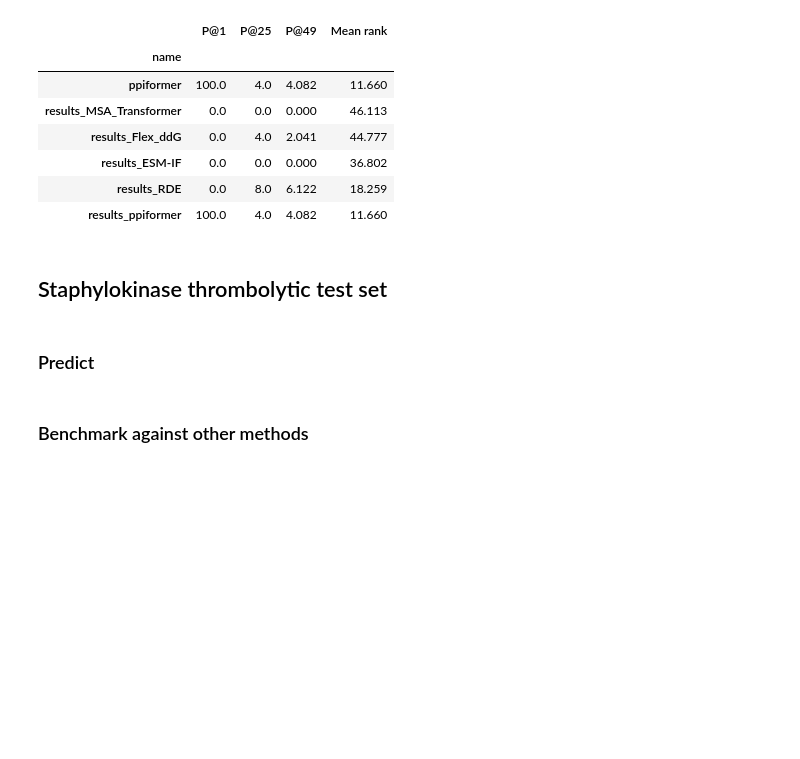
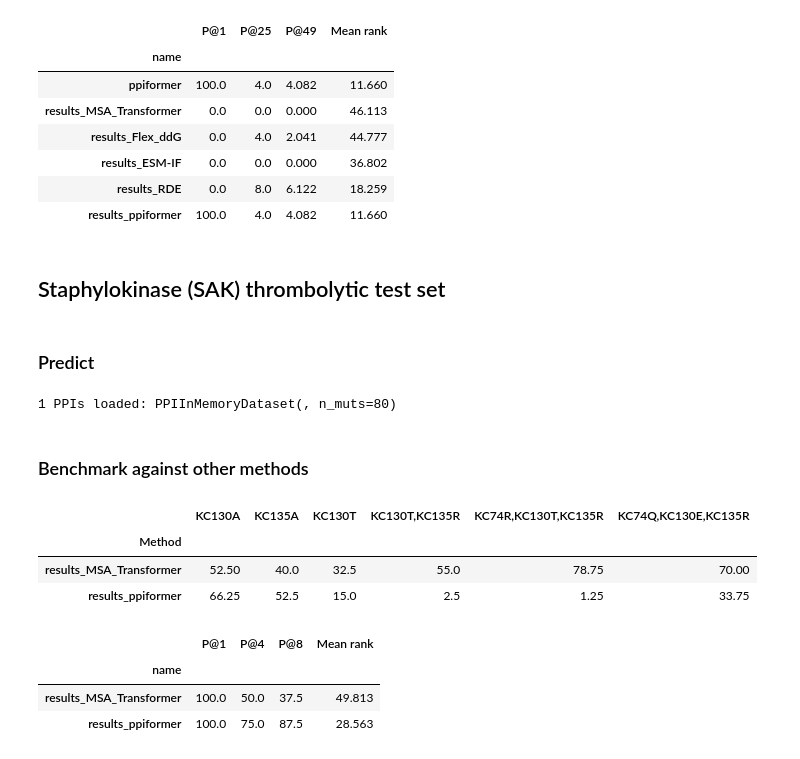
Before and after one commit to anton-bushuiev/PPIformer, a Jupyter notebook: notebooks/test.ipynb, the cells around one changed output. Drawn from its saved outputs; the diff is of its cells as text; code cells hidden in the pictures; blank space fills up the shorter version.

Commit message:
Add testing on SAK dataset

```diff
--- a/notebooks/test.ipynb
+++ b/notebooks/test.ipynb
@@ -278,8 +293,65 @@ test_shan2022(MUTILS_DATA_DIR / '7FAE/predictions_test')
 | results_RDE | 0.0 | 8.0 | 6.122 | 18.259 |
 | results_ppiformer | 100.0 | 4.0 | 4.082 | 11.660 |
 # %% [markdown]
-## Staphylokinase thrombolytic test set
+## Staphylokinase (SAK) thrombolytic test set
 # %% [markdown]
 ### Predict
+# %%
+ppi_path = MUTILS_DATA_DIR / 'SAK/1bui_A_C.pdb'
+df_label = pd.read_csv(MUTILS_DATA_DIR / 'SAK/laroche2000_sak_SKEMPI_format.csv')
+muts = df_label['Mutation(s)'].tolist()
+ddg_pred = predict_ddg(models, ppi_path, muts, impute=True)
+df_test = pd.DataFrame({
+    'complex': len(muts) * ['1bui_A_C'],
+    'mutstr': muts,
+    'ddG_pred': ddg_pred.tolist(),
+    'ddG': df_label['Activity'].tolist()
+})
+df_test.to_csv(MUTILS_DATA_DIR / f'SAK/predictions_test/results_{TEST_MODEL_NAME}.csv', index=False)
+# %% [output]
+1 PPIs loaded: PPIInMemoryDataset(, n_muts=80)
 # %% [markdown]
 ### Benchmark against other methods
+# %%
+def test_sak(pred_dir: Path):
+    stabilizing_muts = df_label[df_label['Activity enhancement']]['Mutation(s)'].tolist()
+    sel_stabilizing_muts = df_label[df_label['2x activity enhancement']]['Mutation(s)'].tolist()
+
+    # Calculate performance of each method
+    df_overall = []
+    df_test = []
+    for path in pred_dir.glob('*.csv'):
+        df = pd.read_csv(path)
+        if 'rank' not in df.columns:
+            df['rank'] = df['ddG_pred'].rank() / len(df)
+        metrics = {}
+        metrics['name'] = path.stem
+
+        for k in [1, 4, 8]:
+            metrics[f'P@{k}'] = precision_at_k(df['rank'], df['mutstr'].isin(stabilizing_muts), k)
+        metrics['Mean rank'] = df[df['mutstr'].isin(stabilizing_muts)]['rank'].mean()
+
+        dct = df[df['mutstr'].isin(sel_stabilizing_muts)][['mutstr', 'rank']].set_index('mutstr').T.to_dict()
+        dct = df[df['mutstr'].isin(sel_stabilizing_muts)][['mutstr', 'rank']].set_index('mutstr').T.to_dict()
+        dct = {k: v['rank'] for k, v in dct.items()}
+        dct['Method'] = path.stem
+        df_overall.append(dct)
+        df_test.append(metrics)
+
+    # Calculate overall performance
+    df_overall = pd.DataFrame(df_overall).set_index('Method')
+    display((100*df_overall).round(2))
+    df_test = pd.DataFrame(df_test).set_index('name')
+    display((100*df_test).round(3))
+
+
+test_sak(MUTILS_DATA_DIR / 'SAK/predictions_test')
+# %% [output]
+|  | KC130A | KC135A | KC130T | KC130T,KC135R | KC74R,KC130T,KC135R | KC74Q,KC130E,KC135R |
+| Method |  |  |  |  |  |  |
+| results_MSA_Transformer | 52.50 | 40.0 | 32.5 | 55.0 | 78.75 | 70.00 |
+| results_ppiformer | 66.25 | 52.5 | 15.0 | 2.5 | 1.25 | 33.75 |
+|  | P@1 | P@4 | P@8 | Mean rank |
+| name |  |  |  |  |
+| results_MSA_Transformer | 100.0 | 50.0 | 37.5 | 49.813 |
+| results_ppiformer | 100.0 | 75.0 | 87.5 | 28.563 |
```
Also changed, not shown: parts of 1 cell of this notebook.
